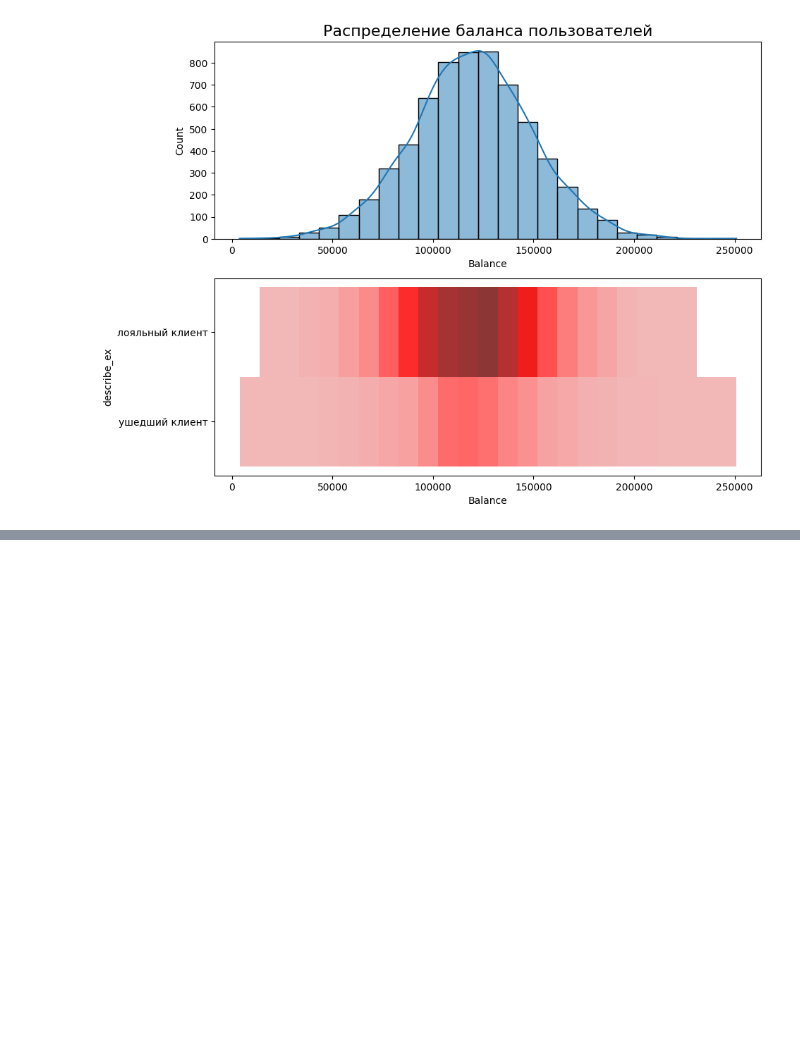
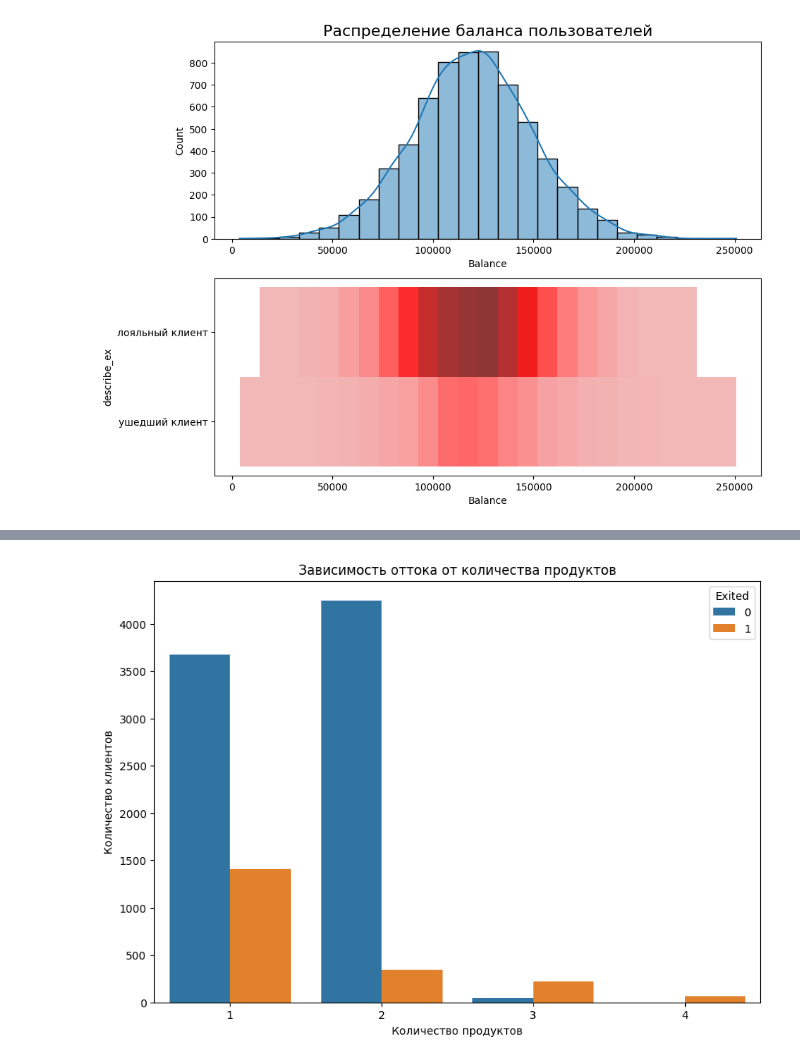
Before and after one commit to AntonYurkovskiy/sf_data_science, a Jupyter notebook: Skillfactory/PYTHON-13. Визуализация данных/практика.ipynb, the cells around one changed output, grey strips where cells are left out. Saved outputs shown, nothing was run; the diff lists cells and outputs as text; code cells hidden in the pictures; blank space fills up the shorter version.

```diff
--- a/Skillfactory/PYTHON-13. Визуализация данных/практика.ipynb
+++ b/Skillfactory/PYTHON-13. Визуализация данных/практика.ipynb
@@ -127,0 +155,11 @@ sns.histplot(
+# %%
+bar_data = churn_data.groupby(
+    by= ['NumOfProducts','Exited'],
+    as_index=False
+)['Exited'].value_counts()#.agg(['count'])
+bar_data_grouped = bar_data.groupby(
+    by=['NumOfProducts'],
+    as_index=False
+).agg(['sum'])
+display(bar_data)
+display(bar_data_grouped)
@@ -127,0 +182,16 @@ sns.histplot(
+# %%
+fig = plt.figure(figsize=(10, 7))
+#croped_covid_df['quarter'] = croped_covid_df['date'].dt.quarter
+barplot = sns.barplot(
+    data=bar_data,
+    x='NumOfProducts',
+    y='count',
+    hue='Exited',
+
+)
+barplot.set_title('Зависимость оттока от количества продуктов');
+barplot.set_xlabel('Количество продуктов');
+barplot.set_ylabel('Количество клиентов');
+#barplot.set_label('')
+# %% [output]
+[figure, added]
```
Also changed, not shown: parts of 12 cells of this notebook, 3 other files.
